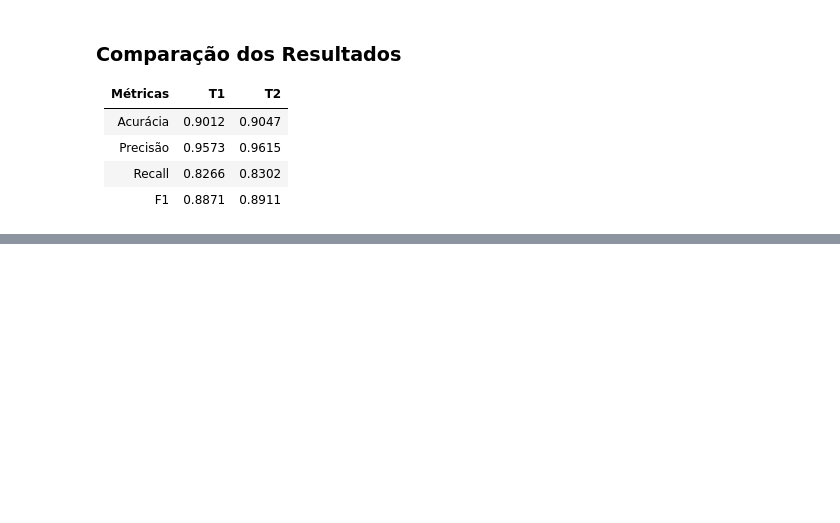
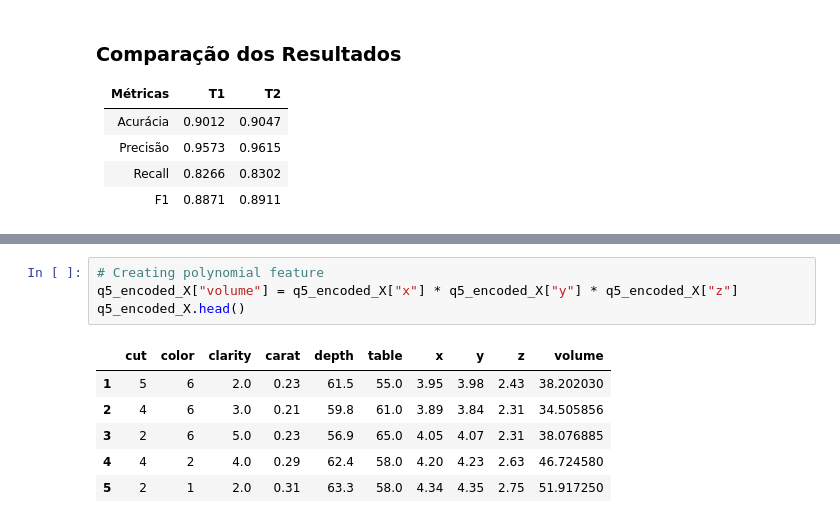
Before and after one commit to mmoura-dev/ppcic-ml, a Jupyter notebook: notebooks/AM_T2_MATHEUS_DOS_SANTOS_MOURA.ipynb, the cells around one changed output, grey strips where cells are left out. Drawn from its saved outputs; the diff is of its cells as text; blank space fills up the shorter version.

```diff
--- a/notebooks/AM_T2_MATHEUS_DOS_SANTOS_MOURA.ipynb
+++ b/notebooks/AM_T2_MATHEUS_DOS_SANTOS_MOURA.ipynb
@@ -223,0 +327,11 @@ evaluate_model(q1_models[0], q1_scaled_X_test, q1_y_test)
+# %%
+# Creating polynomial feature
+q5_encoded_X["volume"] = q5_encoded_X["x"] * q5_encoded_X["y"] * q5_encoded_X["z"]
+q5_encoded_X.head()
+# %% [output]
+|  | cut | color | clarity | carat | depth | table | x | y | z | volume |
+| 1 | 5 | 6 | 2.0 | 0.23 | 61.5 | 55.0 | 3.95 | 3.98 | 2.43 | 38.202030 |
+| 2 | 4 | 6 | 3.0 | 0.21 | 59.8 | 61.0 | 3.89 | 3.84 | 2.31 | 34.505856 |
+| 3 | 2 | 6 | 5.0 | 0.23 | 56.9 | 65.0 | 4.05 | 4.07 | 2.31 | 38.076885 |
+| 4 | 4 | 2 | 4.0 | 0.29 | 62.4 | 58.0 | 4.20 | 4.23 | 2.63 | 46.724580 |
+| 5 | 2 | 1 | 2.0 | 0.31 | 63.3 | 58.0 | 4.34 | 4.35 | 2.75 | 51.917250 |
```
Also changed, not shown: parts of 23 cells of this notebook.
